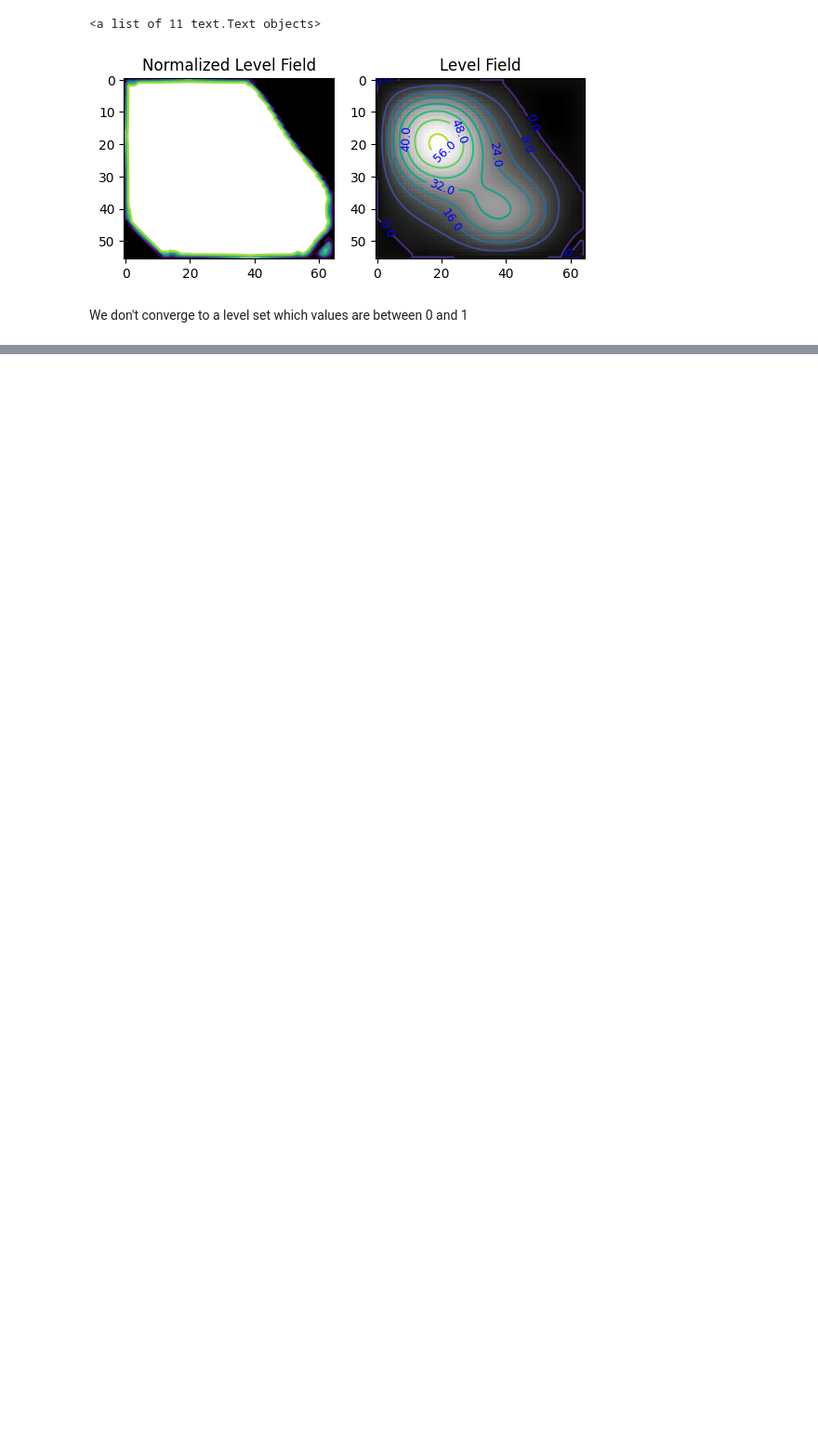
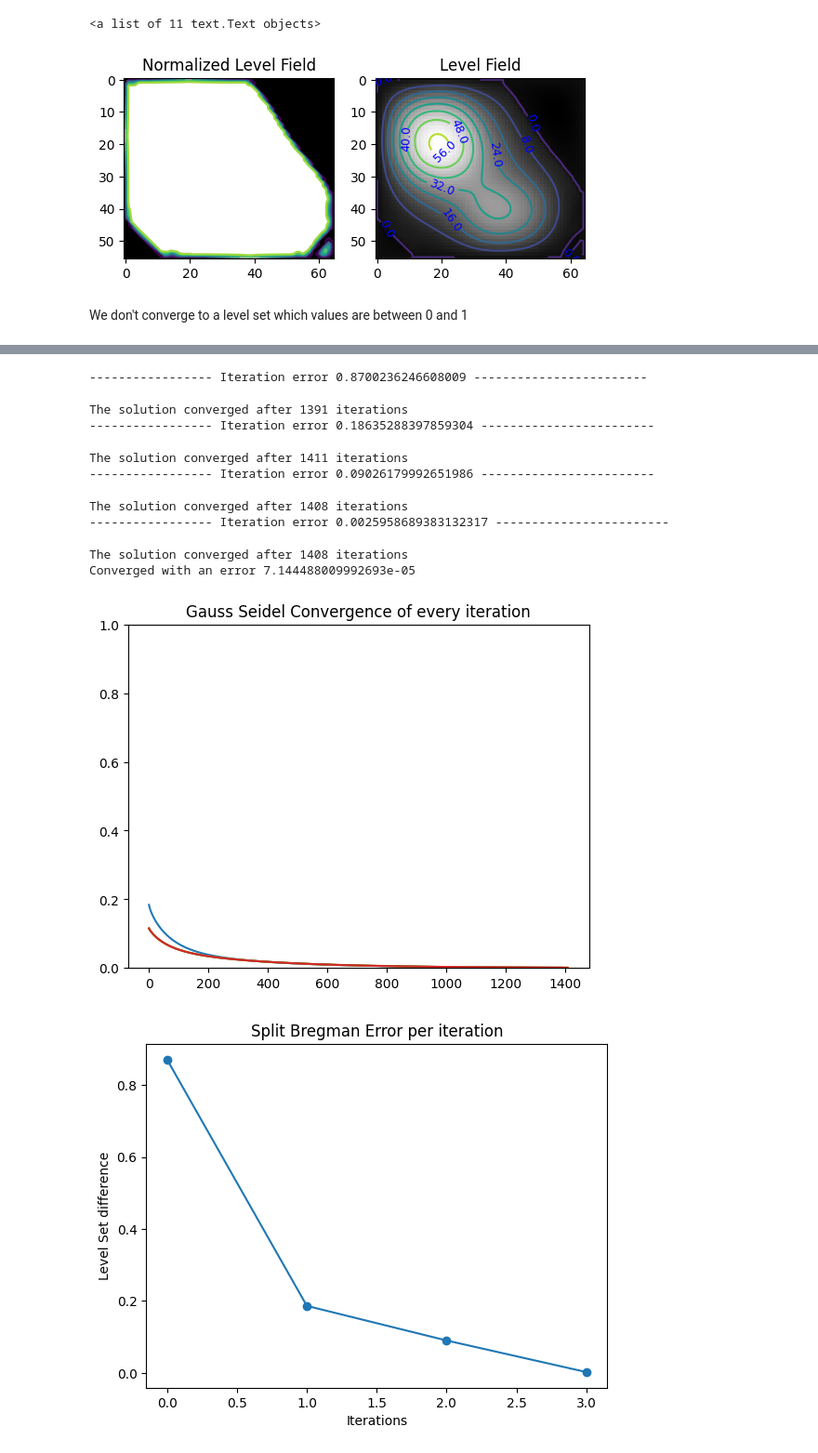
Before and after one commit to laufuentes/medical-image-project, a Jupyter notebook: test_GCS.ipynb, the cells around one changed output, grey strips where cells are left out. Shown at 93% size. Drawn from its saved outputs; the diff is of its cells as text; code cells hidden in the pictures; blank space fills up the shorter version.

```diff
--- a/test_GCS.ipynb
+++ b/test_GCS.ipynb
@@ -87,0 +133,25 @@ last_level_set, last_level_set_no_normalized = segmentator.run()
+# %%
+force1 = Force1(image, k1=1, k0=1)
+segmentator = SplitBregmanGCS(
+    force1,
+    initial_level_set,
+    lambda_value=lambda_value,
+    nu_value=nu_value,
+    epsilon_value=epsilon_value,
+    gs_error=gs_error,
+    mode=NormalizationMode.FirstImageParameters,
+    debug=True)
+
+last_level_set, last_level_set_no_normalized = segmentator.run()
+# %% [output]
+----------------- Iteration error 0.8700236246608009 ------------------------
+The solution converged after 1391 iterations
+----------------- Iteration error 0.18635288397859304 ------------------------
+The solution converged after 1411 iterations
+----------------- Iteration error 0.09026179992651986 ------------------------
+The solution converged after 1408 iterations
+----------------- Iteration error 0.0025958689383132317 ------------------------
+The solution converged after 1408 iterations
+Converged with an error 7.144488009992693e-05
+[figure, added]
+[figure, added]
```
Also changed, not shown: parts of 12 cells of this notebook, 4 other files.
